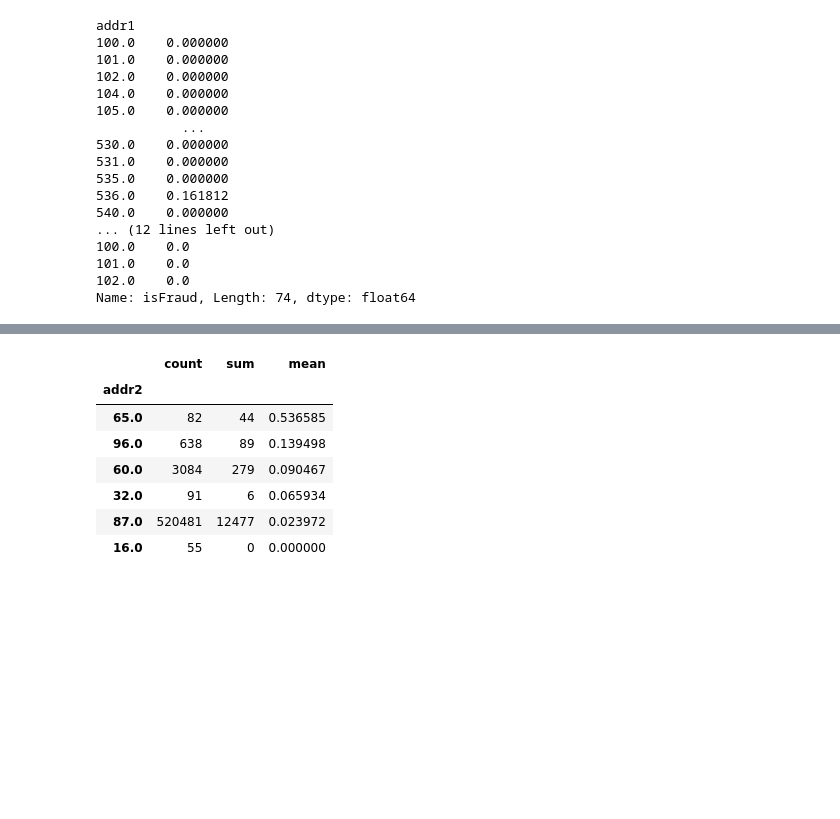
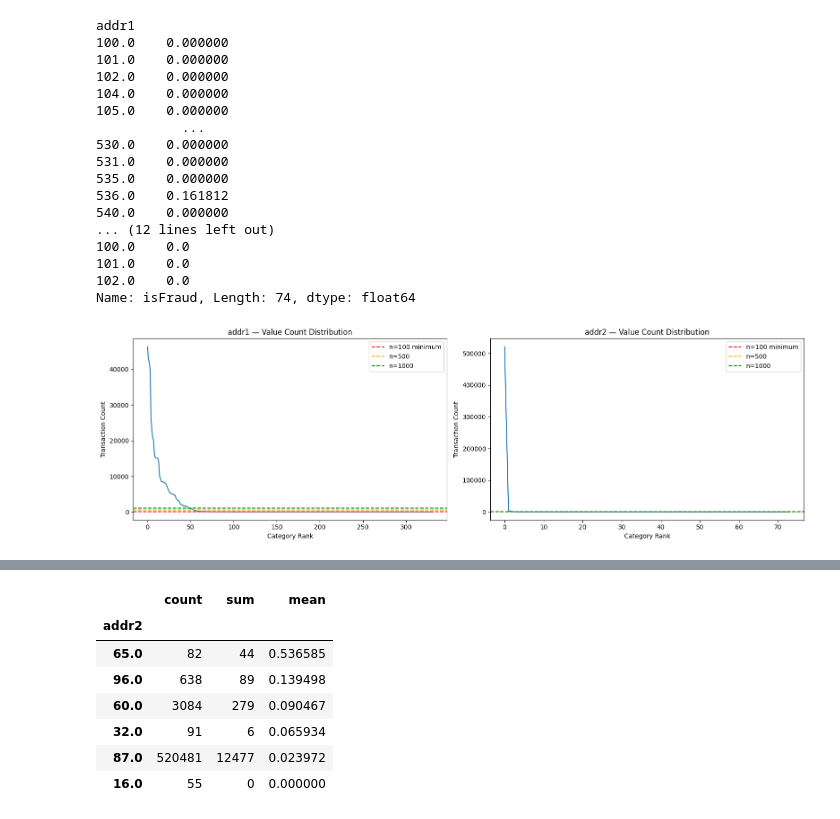
Before and after one commit to Mansi-Jadhav/End-to-End-Fraud-Detection, a Jupyter notebook: 1. EDA.ipynb, the cells around one changed output, grey strips where cells are left out. Drawn from its saved outputs; the diff is of its cells as text; code cells hidden in the pictures; blank space fills up the shorter version.

```diff
--- a/1. EDA.ipynb
+++ b/1. EDA.ipynb
@@ -471,2 +495,7 @@ plt.show()
 # %% [markdown]
 ### 2. M1-M9
+# %%
+m_cols = ['M1','M2','M3','M4','M5','M6','M7','M8','M9']
+
+for col in m_cols:
+    print(f"{train[col].value_counts()}")
@@ -589,8 +678,6 @@ Name: isFraud, dtype: float64
 # %% [markdown]
 ### 4. P_emaildomain, R_emaildomain
 # %%
-cols = ['P_emaildomain', 'R_emaildomain']
-for col in cols:
-    print('\n')
-    print(train.groupby(col)['isFraud'].mean())
+print(f"Number of categories in P_emaildomain: {train['P_emaildomain'].nunique()}")
+print(f"Number of categories in R_emaildomain: {train['R_emaildomain'].nunique()}")
 # %% [output]
@@ -693,6 +831,25 @@ addr1
 101.0    0.0
 102.0    0.0
 Name: isFraud, Length: 74, dtype: float64
+# %%
+# Plot value count distributions for both
+fig, axes = plt.subplots(1, 2, figsize=(16, 5))
+
+for ax, col in zip(axes, ['addr1', 'addr2']):
+    counts = train[col].value_counts()
+    ax.plot(range(len(counts)), counts.values)
+    ax.axhline(100, color='red', linestyle='--', label='n=100 minimum')
+    ax.axhline(500, color='orange', linestyle='--', label='n=500')
+    ax.axhline(1000, color='green', linestyle='--', label='n=1000')
+    ax.set_title(f'{col} — Value Count Distribution')
+    ax.set_xlabel('Category Rank')
+    ax.set_ylabel('Transaction Count')
+    ax.legend()
+
+plt.tight_layout()
+plt.show()
+# %% [output]
+[figure, added]
 # %%
 addr1_stats = (
     train.groupby('addr1')['isFraud']
```
Also changed, not shown: parts of 18 cells of this notebook.
